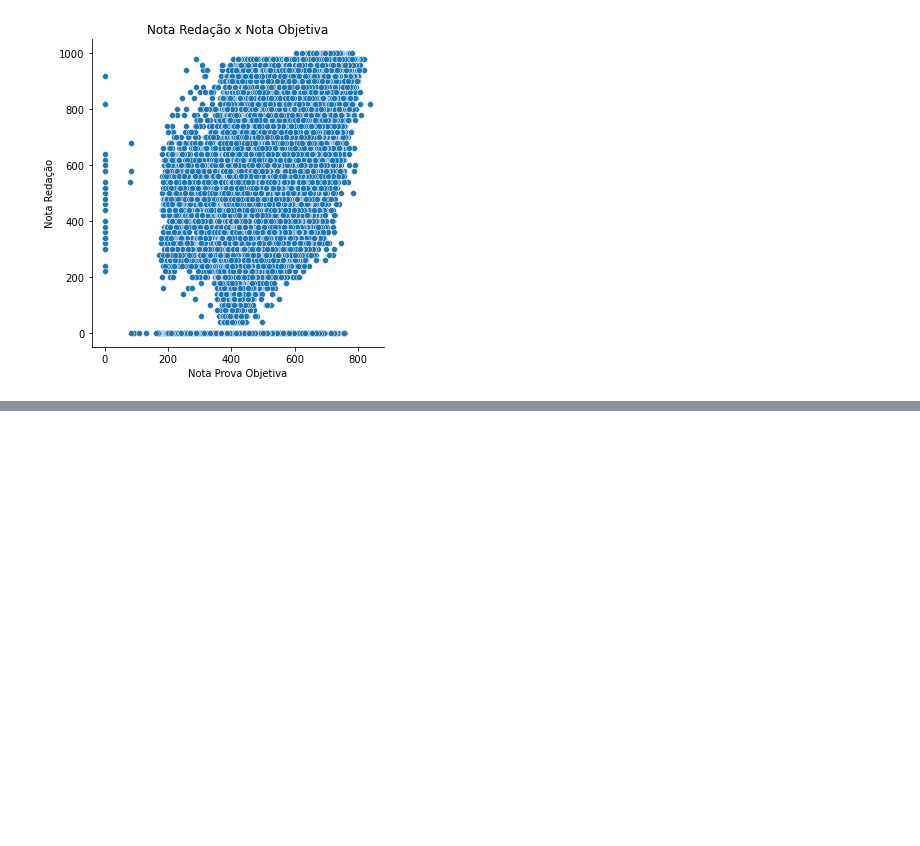
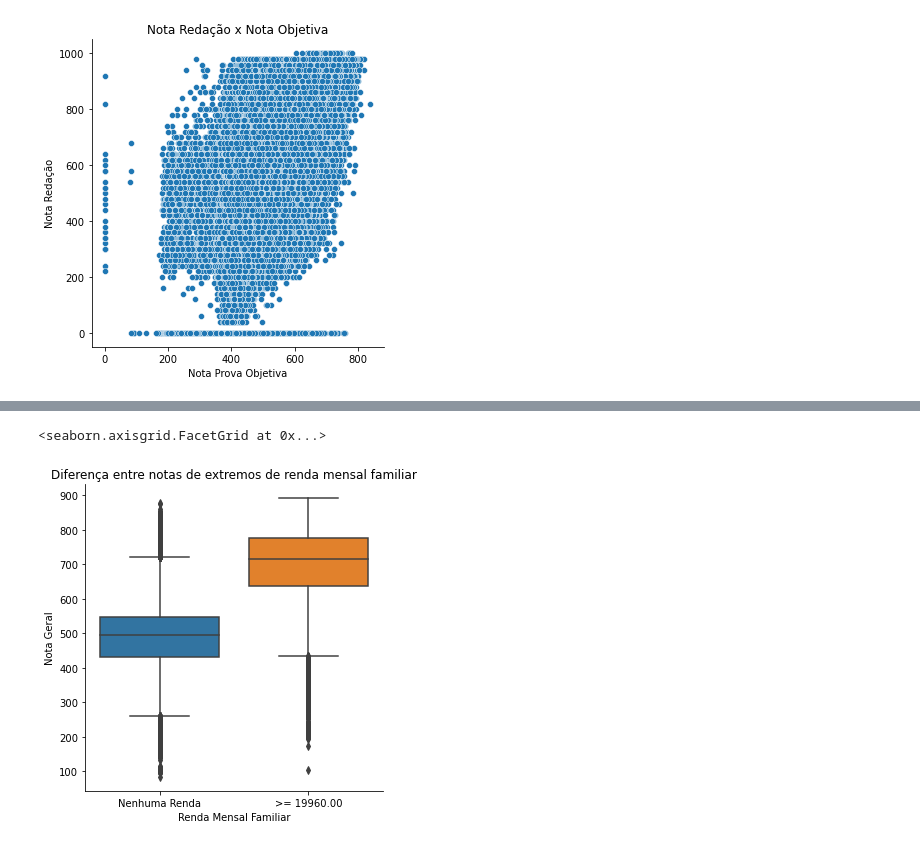
Before and after one commit to RenanGroot/Analise-Exploratoria-ENEM2019, a Jupyter notebook: Análise Exploratória - ENEM 2019.ipynb, the cells around one changed output, grey strips where cells are left out. Cells and saved outputs as stored; diff of their text form; code cells hidden in the pictures; blank space fills up the shorter version.

```diff
--- a/Análise Exploratória - ENEM 2019.ipynb
+++ b/Análise Exploratória - ENEM 2019.ipynb
@@ -235,0 +263,6 @@ plt.show()
+# %%
+# Criando um novo DataFrame para analisar os extremos da renda familiar
+enem_renda_extremos = enem.loc[(enem["renda_mensal_familiar"] == ">= 19960.00") |
+                               (enem["renda_mensal_familiar"] == "Nenhuma Renda"), ["renda_mensal_familiar","nota_geral"]]
+
+enem_renda_extremos
@@ -236,2 +283,10 @@ plt.show()
+# %%
+cat_renda = sns.catplot(x="renda_mensal_familiar",y="nota_geral",data=enem_renda_extremos, kind="box")
+
+cat_renda.set(title="Diferença entre notas de extremos de renda mensal familiar",
+              xlabel="Renda Mensal Familiar", ylabel="Nota Geral")
+# %% [output]
+<seaborn.axisgrid.FacetGrid at 0x...>
+[figure, added]
 # %%
 #TODO
```
Also changed, not shown: parts of 5 cells of this notebook.
